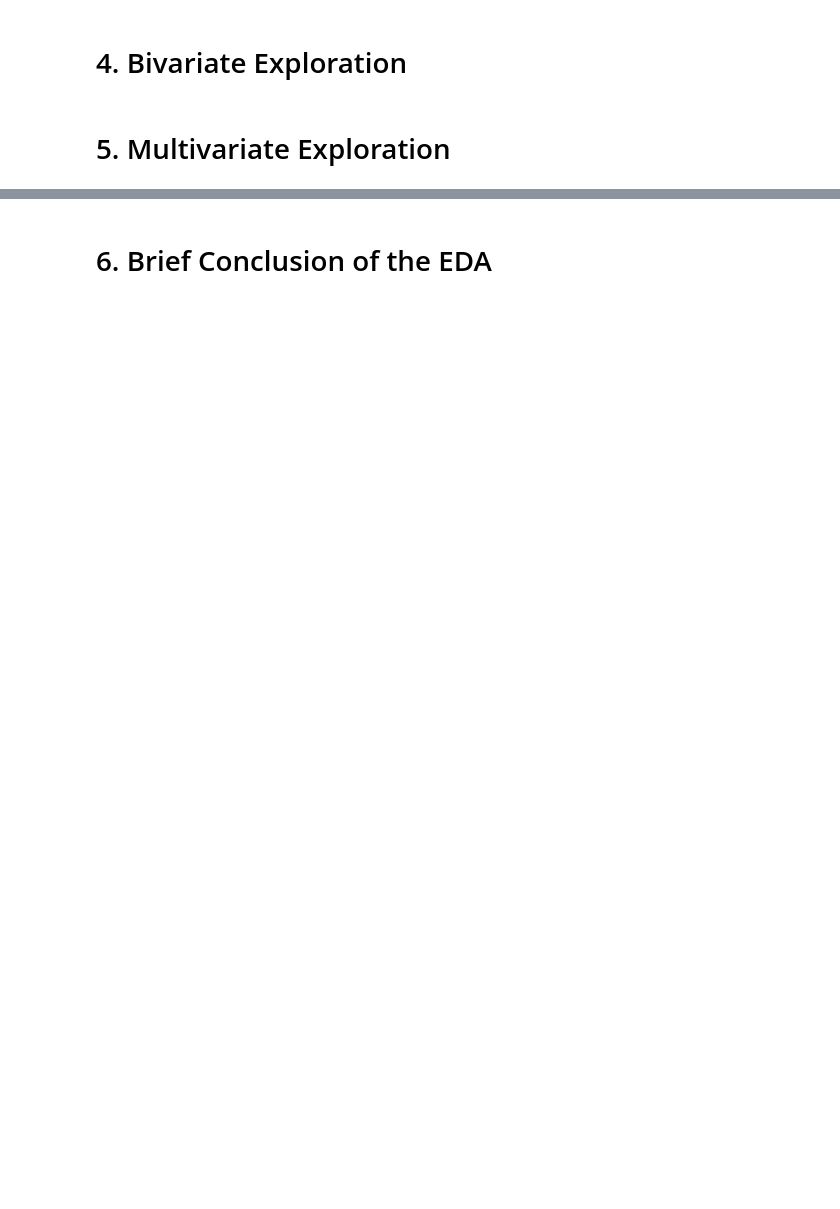
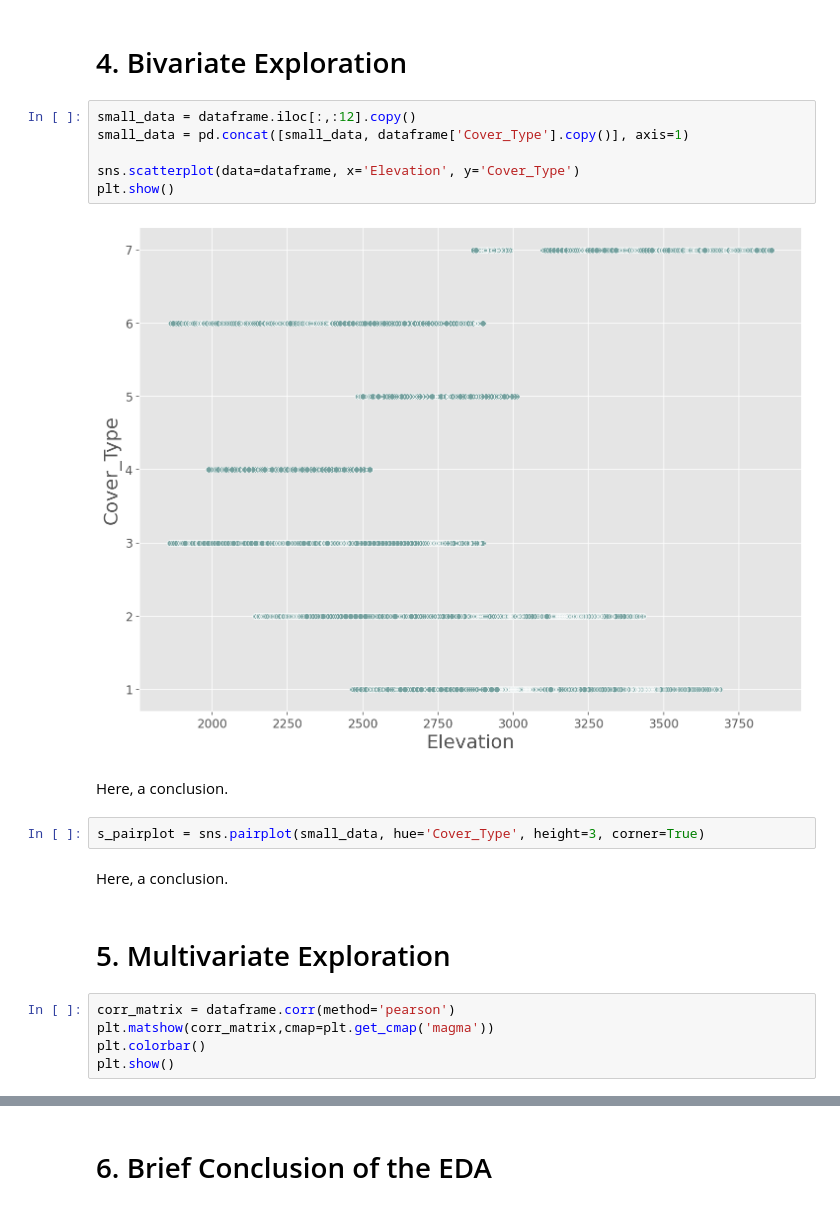
Before and after one commit to LeBonThib/PERNET_SIMPLON_PYTHON, a Jupyter notebook: data_exploration/custom_eda_tool.ipynb, the cells around one changed output, grey strips where cells are left out. Saved outputs shown, nothing was run; the diff lists cells and outputs as text; blank space fills up the shorter version.

```diff
--- a/data_exploration/custom_eda_tool.ipynb
+++ b/data_exploration/custom_eda_tool.ipynb
@@ -263,4 +329,23 @@ sns.scatterplot(y='store_industry', x='inspection_result', data=newdf)
 # %% [markdown]
 # 4. Bivariate Exploration
+# %%
+small_data = dataframe.iloc[:,:12].copy()
+small_data = pd.concat([small_data, dataframe['Cover_Type'].copy()], axis=1)
+
+sns.scatterplot(data=dataframe, x='Elevation', y='Cover_Type')
+plt.show()
+# %% [output]
+[figure, added]
+# %% [markdown]
+Here, a conclusion.
+# %%
+s_pairplot = sns.pairplot(small_data, hue='Cover_Type', height=3, corner=True)
+# %% [markdown]
+Here, a conclusion.
 # %% [markdown]
 # 5. Multivariate Exploration
+# %%
+corr_matrix = dataframe.corr(method='pearson')
+plt.matshow(corr_matrix,cmap=plt.get_cmap('magma'))
+plt.colorbar()
+plt.show()
```
Also changed, not shown: parts of 54 cells of this notebook, 4 other files.
